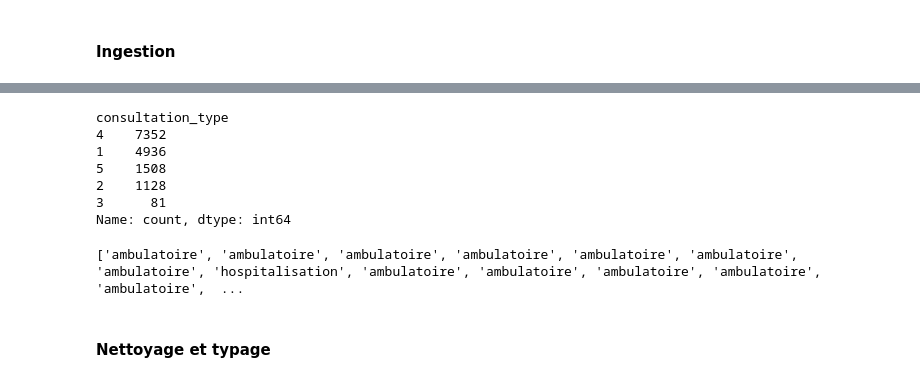
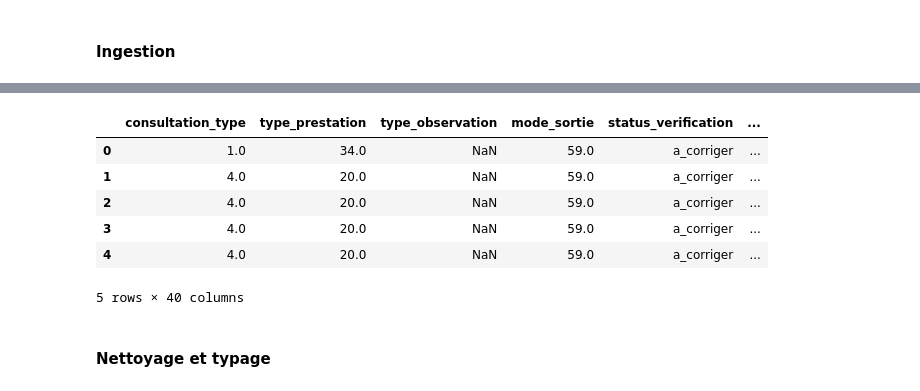
Before and after one commit to oumarky/classificationfacture, a Jupyter notebook: PROJETFACTURES/ML_MODEL.ipynb, the cells around one changed output, grey strips where cells are left out. Drawn from its saved outputs; the diff is of its cells as text; code cells hidden in the pictures.

Commit message:
modification du ML et dataset pour generer dfforml2

```diff
--- a/PROJETFACTURES/ML_MODEL.ipynb
+++ b/PROJETFACTURES/ML_MODEL.ipynb
@@ -101,14 +50,0 @@ Name: count, dtype: int64
-# %%
-print(df['consultation_type'].value_counts())
-# %% [output]
-consultation_type
-4    7352
-1    4936
-5    1508
-2    1128
-3      81
-Name: count, dtype: int64
-# %%
-print(df['type_observation'].values.tolist())
-# %% [output]
-['ambulatoire', 'ambulatoire', 'ambulatoire', 'ambulatoire', 'ambulatoire', 'ambulatoire', 'ambulatoire', 'hospitalisation', 'ambulatoire', 'ambulatoire', 'ambulatoire', 'ambulatoire', 'ambulatoire',  ...
@@ -125,2 +51,13 @@ df.info()
+# %%
+data = pd.read_csv('data/dfforml2.csv')
+data.head()
+# %% [output]
+|  | consultation_type | type_prestation | type_observation | mode_sortie | status_verification | ... |
+| 0 | 1.0 | 34.0 | NaN | 59.0 | a_corriger | ... |
+| 1 | 4.0 | 20.0 | NaN | 59.0 | a_corriger | ... |
+| 2 | 4.0 | 20.0 | NaN | 59.0 | a_corriger | ... |
+| 3 | 4.0 | 20.0 | NaN | 59.0 | a_corriger | ... |
+| 4 | 4.0 | 20.0 | NaN | 59.0 | a_corriger | ... |
+5 rows × 40 columns
 # %% [markdown]
 #### Nettoyage et typage
```
Also changed, not shown: parts of 25 cells of this notebook, 10 other files.
